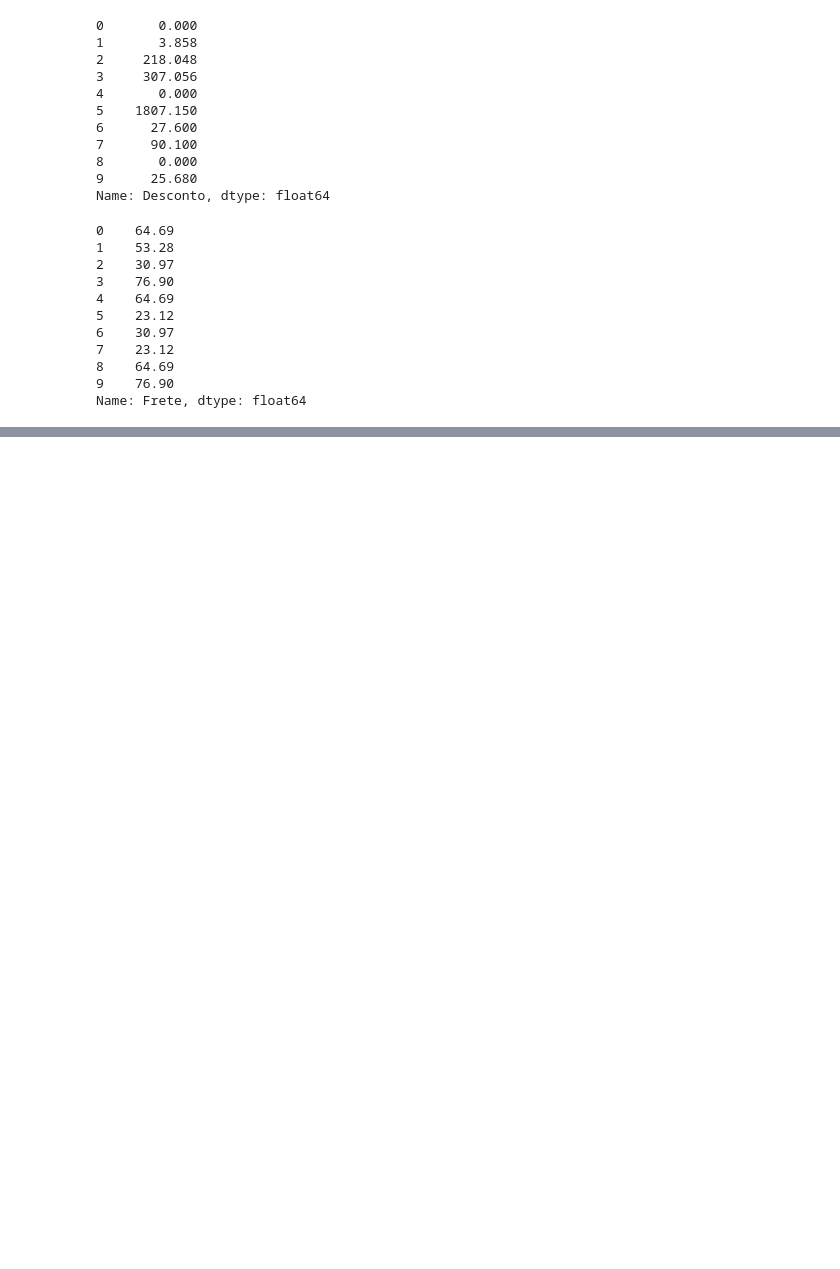
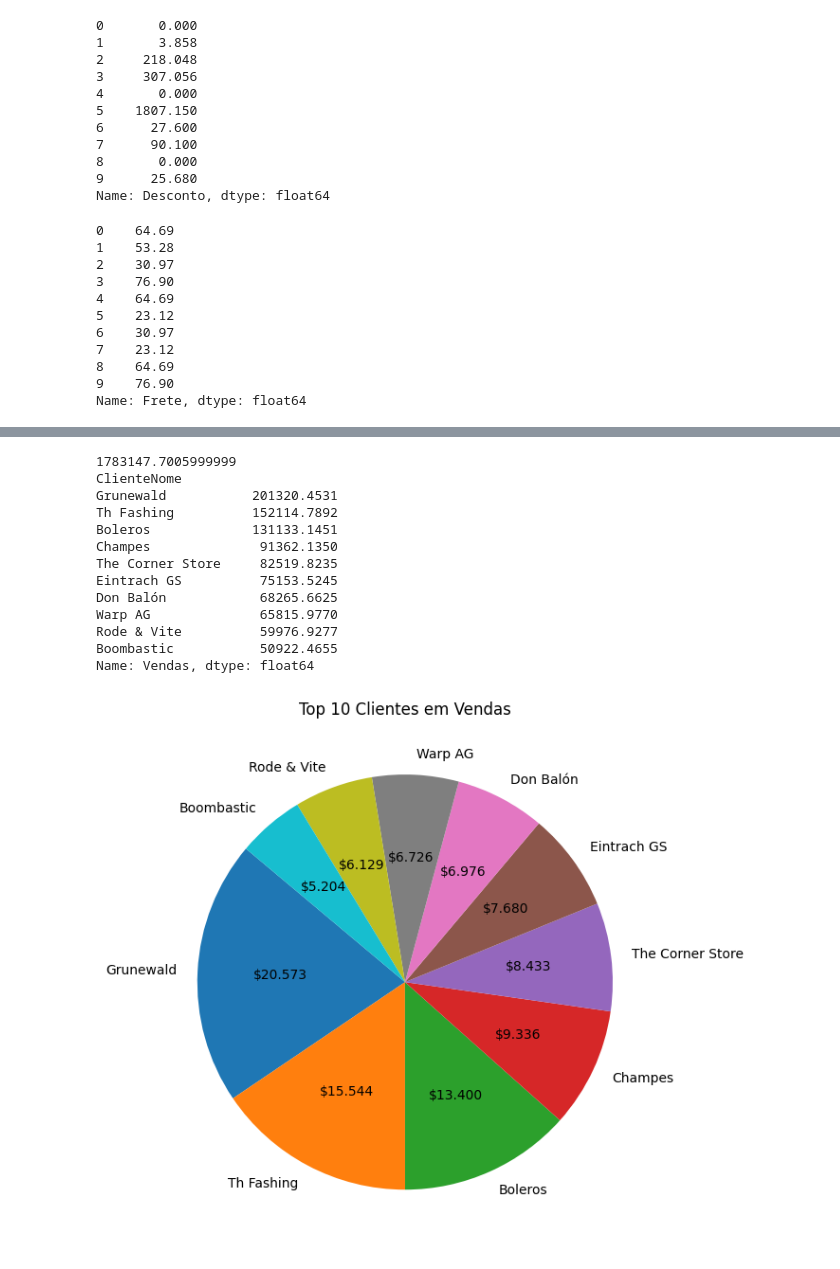
Before and after one commit to ronaldofillho/BI, a Jupyter notebook: Atividade1/Leitura.ipynb, the cells around one changed output, grey strips where cells are left out. Drawn from its saved outputs; the diff is of its cells as text; code cells hidden in the pictures; blank space fills up the shorter version.

```diff
--- a/Atividade1/Leitura.ipynb
+++ b/Atividade1/Leitura.ipynb
@@ -118,0 +120,28 @@ planilha_total.head()
+# %%
+#1. Quem são os meus 10 maiores clientes em termos de vendas?
+vendasCliente = planilha_total.groupby('ClienteNome')['Vendas'].sum()
+
+clientes = vendasCliente.sort_values(ascending=False).head(10)
+
+plt.figure(figsize=(8,6))
+
+plt.pie(clientes, labels=clientes.index, autopct='$%1.3f', startangle=140)
+plt.title('Top 10 Clientes em Vendas')
+
+plt.tight_layout()
+plt.show()
+# %% [output]
+1783147.7005999999
+ClienteNome
+Grunewald           201320.4531
+Th Fashing          152114.7892
+Boleros             131133.1451
+Champes              91362.1350
+The Corner Store     82519.8235
+Eintrach GS          75153.5245
+Don Balón            68265.6625
+Warp AG              65815.9770
+Rode & Vite          59976.9277
+Boombastic           50922.4655
+Name: Vendas, dtype: float64
+[figure, added]
```
Also changed, not shown: parts of 8 cells of this notebook.
